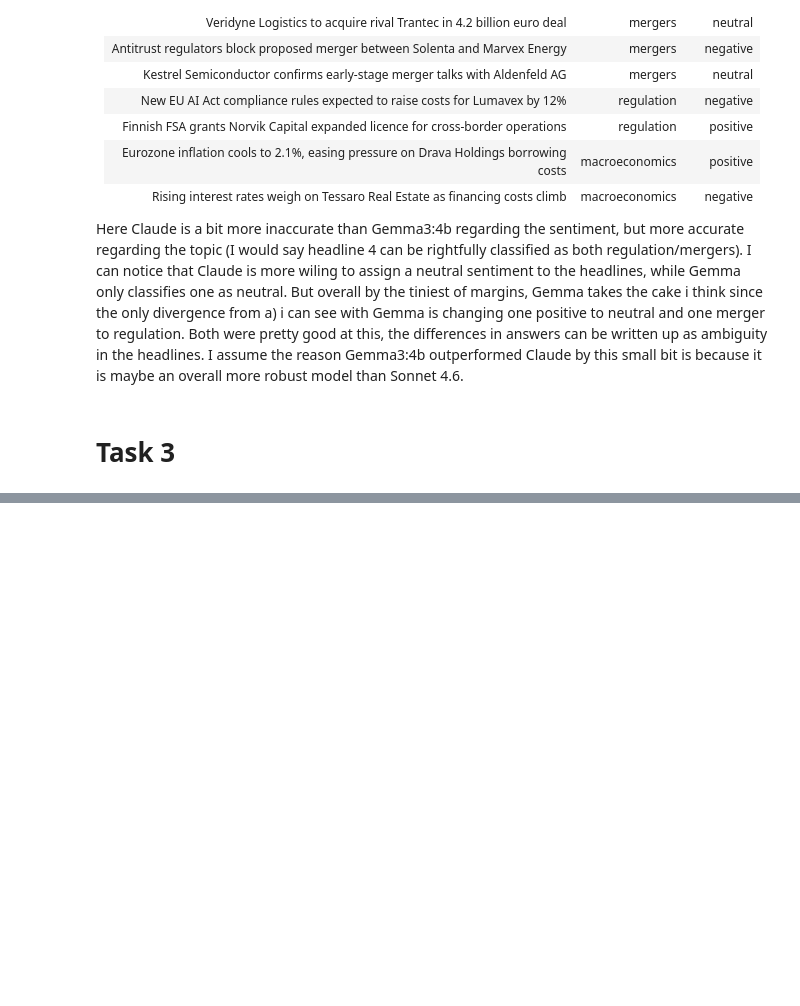
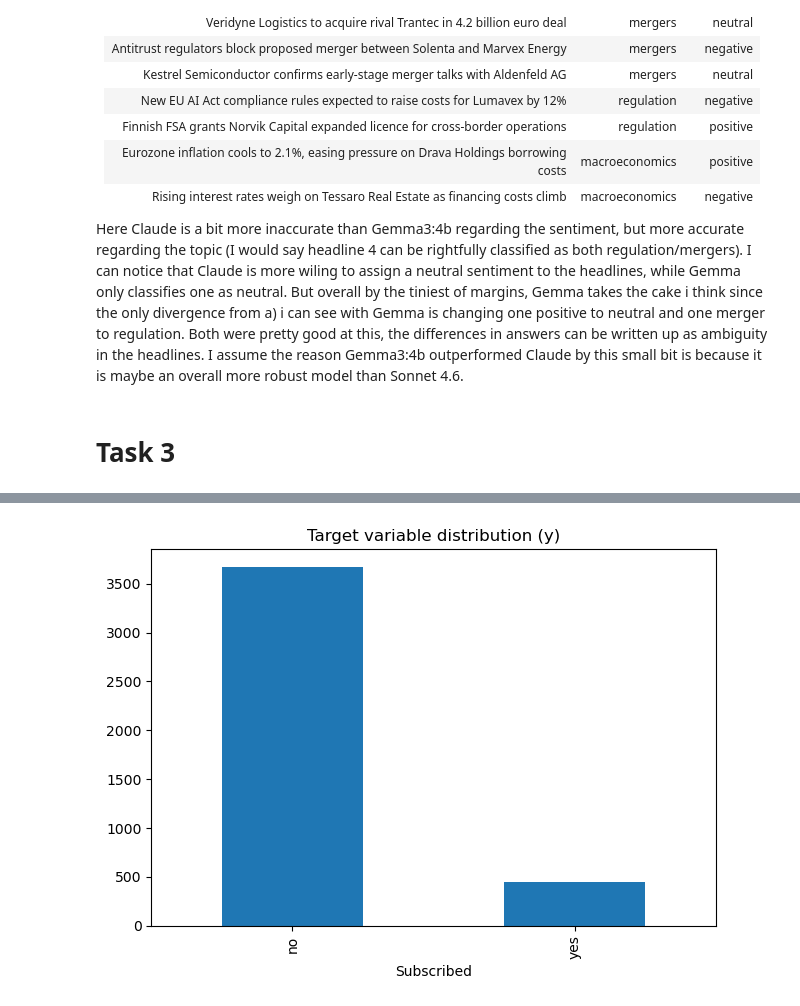
Before and after one commit to lexor21/PFBI26, a Jupyter notebook: assignments/assignment3/assignment3.ipynb, the cells around one changed output, grey strips where cells are left out. Cells and saved outputs as stored; diff of their text form; code cells hidden in the pictures; blank space fills up the shorter version.

```diff
--- a/assignments/assignment3/assignment3.ipynb
+++ b/assignments/assignment3/assignment3.ipynb
@@ -310,0 +324,9 @@ Requirement already satisfied: six>=1.5 in c:\users\axel\anaconda3\lib\site-pack
+# %%
+# Target variable distribution
+df["y"].value_counts().plot(kind="bar")
+plt.title("Target variable distribution (y)")
+plt.xlabel("Subscribed")
+plt.tight_layout()
+plt.show()
+# %% [output]
+[figure, added]
```
Also changed, not shown: parts of 9 cells of this notebook.
